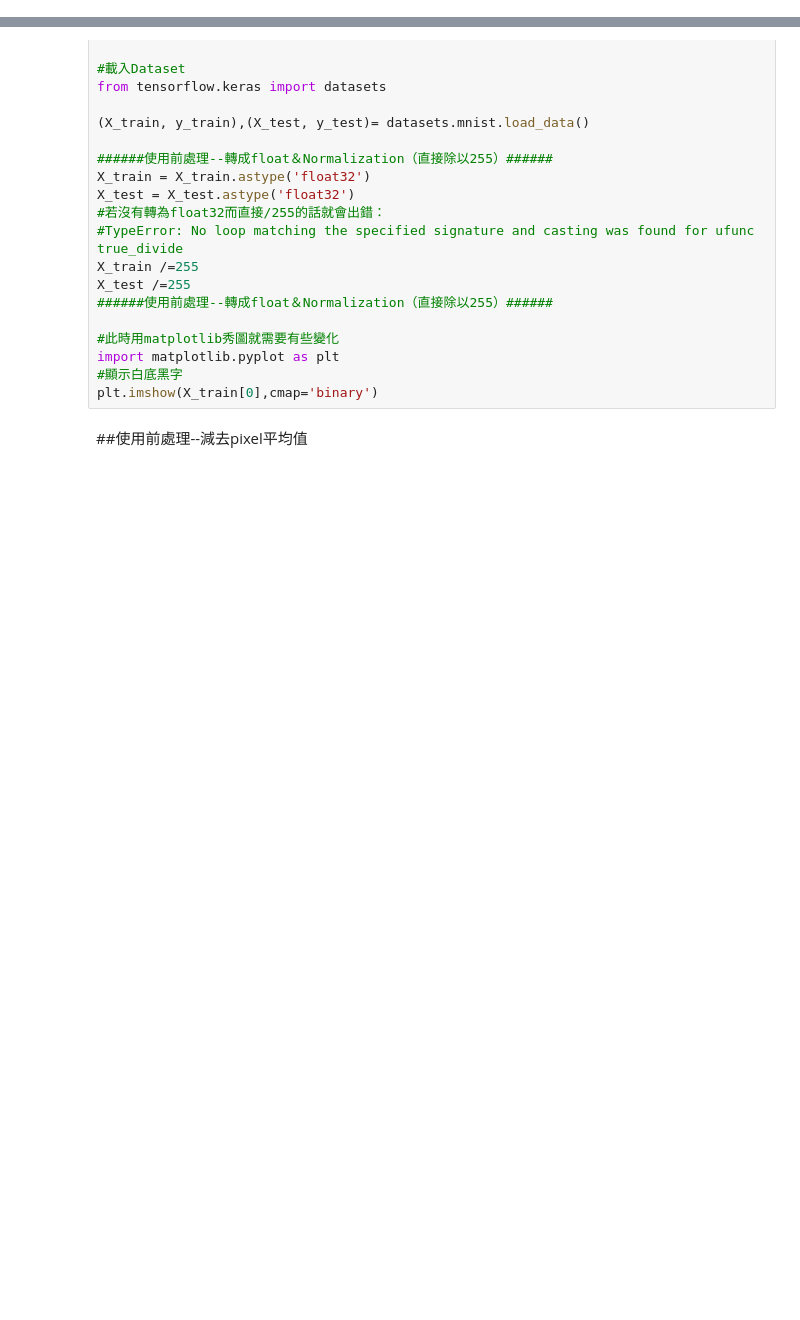
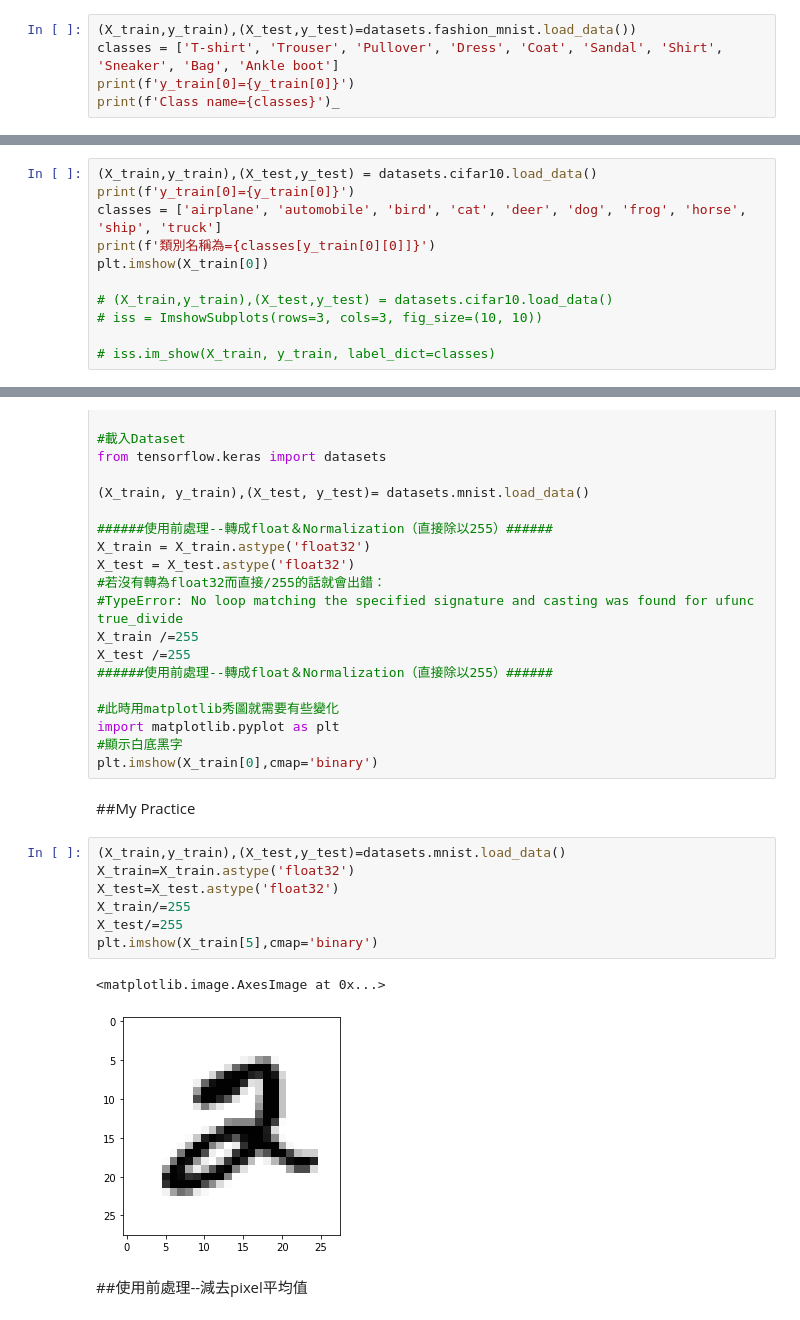
Before and after one commit to yuyangweng/Deep_Learning_Ittraining, a Jupyter notebook: Keras_v0_6.ipynb, the cells around one changed output, grey strips where cells are left out. Drawn from its saved outputs; the diff is of its cells as text; blank space fills up the shorter version.

```diff
--- a/Keras_v0_6.ipynb
+++ b/Keras_v0_6.ipynb
@@ -643,3 +731,8 @@ plt.imshow(X_train[0], cmap = plt.get_cmap('gray'))
+# %%
+(X_train,y_train),(X_test,y_test)=datasets.fashion_mnist.load_data())
+classes = ['T-shirt', 'Trouser', 'Pullover', 'Dress', 'Coat', 'Sandal', 'Shirt', 'Sneaker', 'Bag', 'Ankle boot']
+print(f'y_train[0]={y_train[0]}')
+print(f'Class name={classes}')_
 # %% [markdown]
 ##顯示前N張Fashion MNist的圖＆類別名稱
 # %%
@@ -708,0 +832,11 @@ plt.imshow(X_train[0])
+# %%
+(X_train,y_train),(X_test,y_test) = datasets.cifar10.load_data()
+print(f'y_train[0]={y_train[0]}')
+classes = ['airplane', 'automobile', 'bird', 'cat', 'deer', 'dog', 'frog', 'horse', 'ship', 'truck']
+print(f'類別名稱為={classes[y_train[0][0]]}')
+plt.imshow(X_train[0])
+
+# (X_train,y_train),(X_test,y_test) = datasets.cifar10.load_data()
+# iss = ImshowSubplots(rows=3, cols=3, fig_size=(10, 10))
+
+# iss.im_show(X_train, y_train, label_dict=classes)
@@ -735,6 +874,18 @@ X_test /=255
 import matplotlib.pyplot as plt
 #顯示白底黑字
 plt.imshow(X_train[0],cmap='binary')
+# %% [markdown]
+##My Practice
+# %%
+(X_train,y_train),(X_test,y_test)=datasets.mnist.load_data()
+X_train=X_train.astype('float32')
+X_test=X_test.astype('float32')
+X_train/=255
+X_test/=255
+plt.imshow(X_train[5],cmap='binary')
+# %% [output]
+<matplotlib.image.AxesImage at 0x...>
+[figure, added]
 # %% [markdown]
 ##使用前處理--減去pixel平均值
 # %%
```
Also changed, not shown: parts of 68 cells of this notebook.
